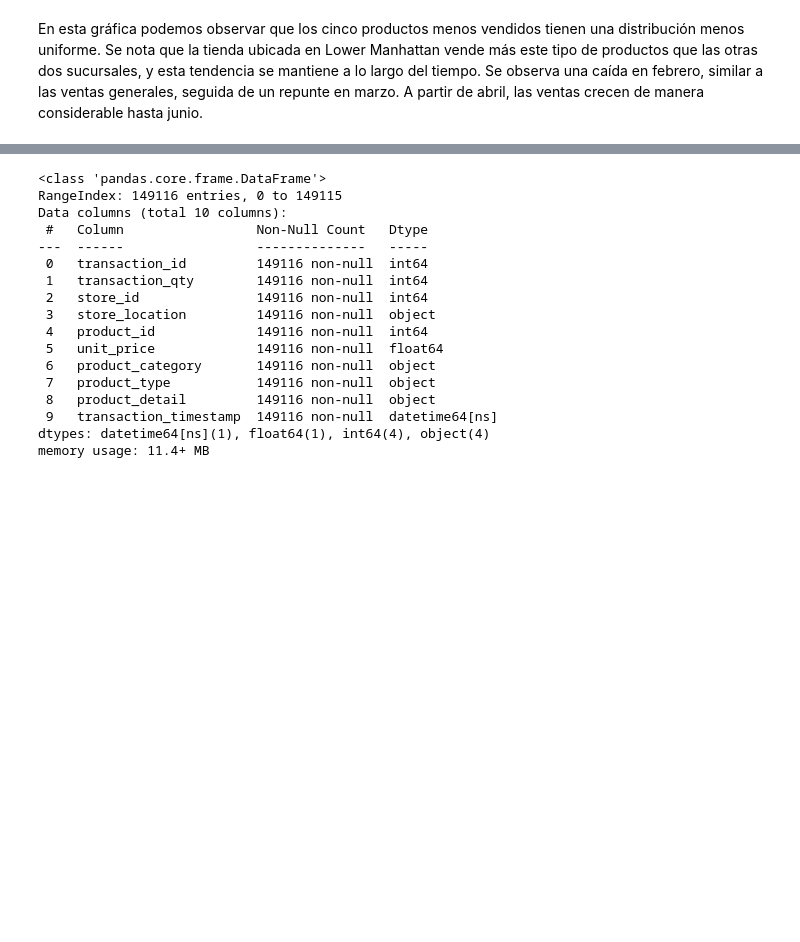
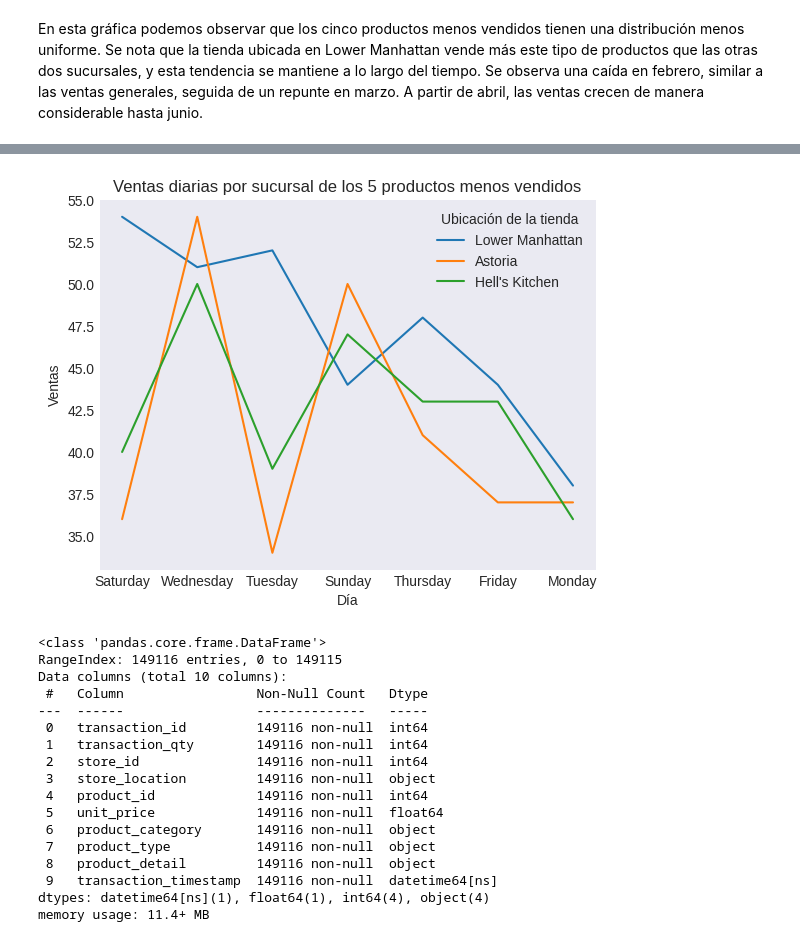
Before and after one commit to eddieisoffline/Portfolio-Data-Science, a Jupyter notebook: cafe/notebook/notebook.ipynb, the cells around one changed output, grey strips where cells are left out. Saved outputs shown, nothing was run; the diff lists cells and outputs as text; code cells hidden in the pictures; blank space fills up the shorter version.

```diff
--- a/cafe/notebook/notebook.ipynb
+++ b/cafe/notebook/notebook.ipynb
@@ -1096,3 +1118,24 @@ En esta gráfica podemos observar que los cinco productos menos vendidos tienen
+# %%
+# Ordenar los resultados por recuento de los días.
+bottom_sales_per_day_by_location = bottom_sales_per_day_by_location.sort_values(by="count", ascending = False)
+
+# Crear un gráfico de líneas para visualizar las ventas diarias de los 5 productos menos vendidos por sucursal
+sns.lineplot(
+    x = bottom_sales_per_day_by_location["day"],  # Eje X: Días
+    y = bottom_sales_per_day_by_location["count"],  # Eje Y: Número de ventas
+    hue=  bottom_sales_per_day_by_location["store_location"]  # Diferenciar las líneas por la ubicación de la tienda
+)
+
+# Etiquetas de los ejes y título del gráfico
+plt.xlabel("Día")  # Etiqueta del eje X (Días)
+plt.ylabel("Ventas")  # Etiqueta del eje Y (cantidad de ventas)
+plt.legend(title = "Ubicación de la tienda")  # Título de la leyenda (indica qué color corresponde a cada tienda)
+plt.title("Ventas diarias por sucursal de los 5 productos menos vendidos")  # Título del gráfico
+
+# Mostrar el gráfico
+plt.show()
+# %% [output]
+[figure, added]
 # %%
 coffee_sales.info()
 # %% [output]
```
Also changed, not shown: parts of 3 cells of this notebook.
